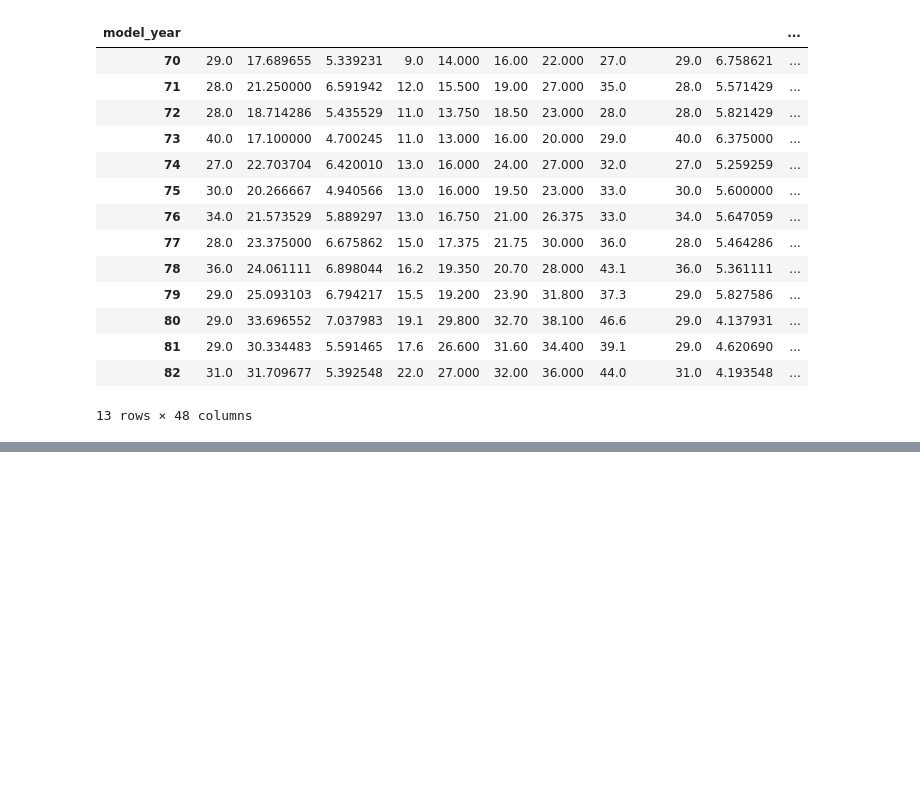
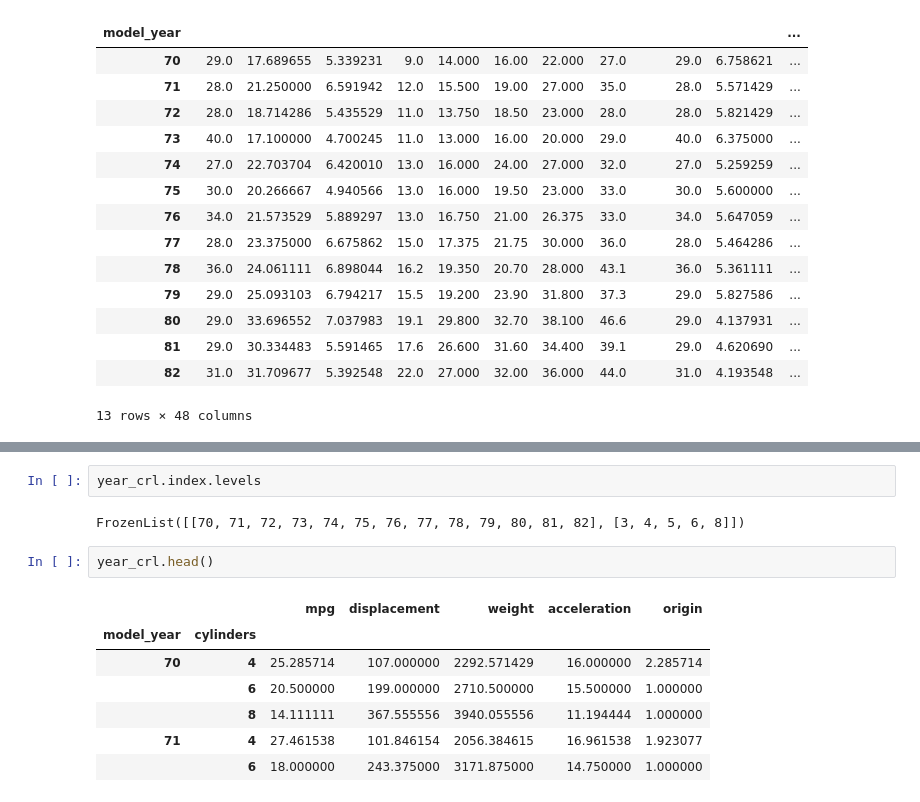
Before and after one commit to YEN-ZT/python_analysis, a Jupyter notebook: ai2_20251025/ch3/ch3.ipynb, the cells around one changed output, grey strips where cells are left out. Saved outputs shown, nothing was run; the diff lists cells and outputs as text; blank space fills up the shorter version.

```diff
--- a/ai2_20251025/ch3/ch3.ipynb
+++ b/ai2_20251025/ch3/ch3.ipynb
@@ -627,0 +707,14 @@ df.groupby("model_year").describe().T
+# %%
+year_crl.index.levels
+# %% [output]
+FrozenList([[70, 71, 72, 73, 74, 75, 76, 77, 78, 79, 80, 81, 82], [3, 4, 5, 6, 8]])
+# %%
+year_crl.head()
+# %% [output]
+|  |  | mpg | displacement | weight | acceleration | origin |
+| model_year | cylinders |  |  |  |  |  |
+| 70 | 4 | 25.285714 | 107.000000 | 2292.571429 | 16.000000 | 2.285714 |
+|  | 6 | 20.500000 | 199.000000 | 2710.500000 | 15.500000 | 1.000000 |
+|  | 8 | 14.111111 | 367.555556 | 3940.055556 | 11.194444 | 1.000000 |
+| 71 | 4 | 27.461538 | 101.846154 | 2056.384615 | 16.961538 | 1.923077 |
+|  | 6 | 18.000000 | 243.375000 | 3171.875000 | 14.750000 | 1.000000 |
```
Also changed, not shown: parts of 9 cells of this notebook.
